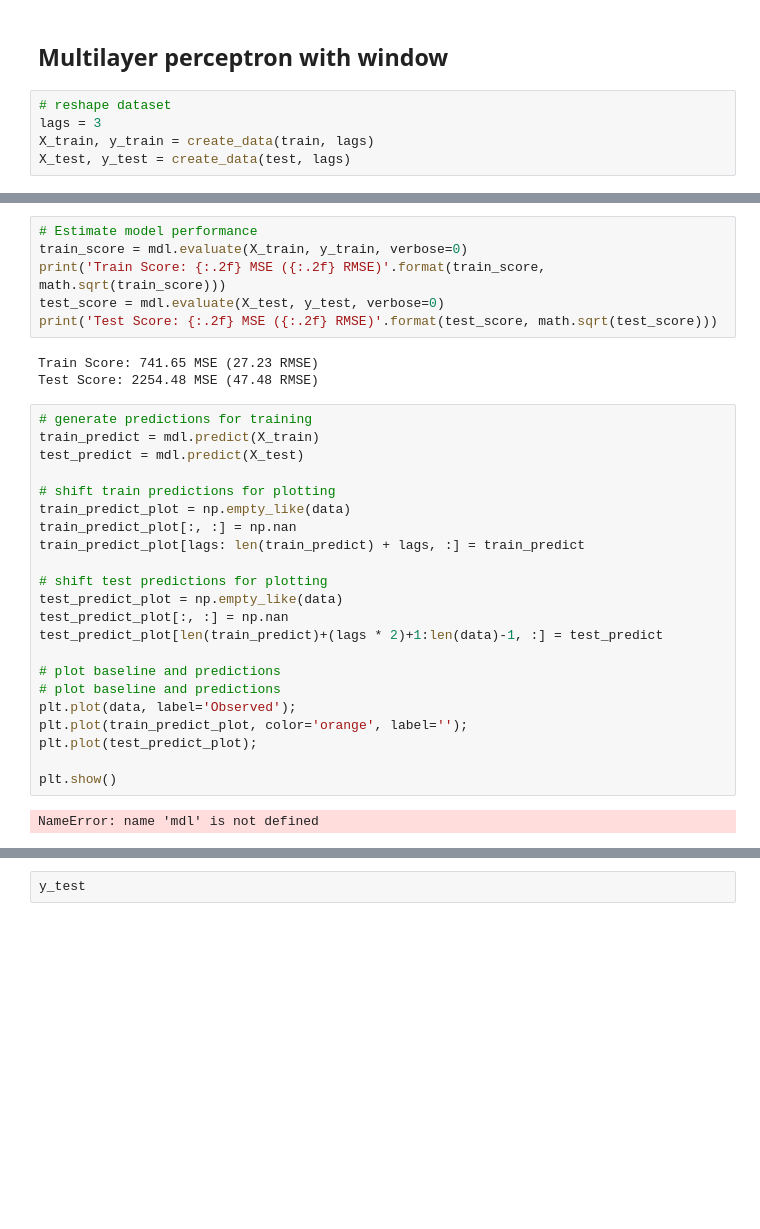
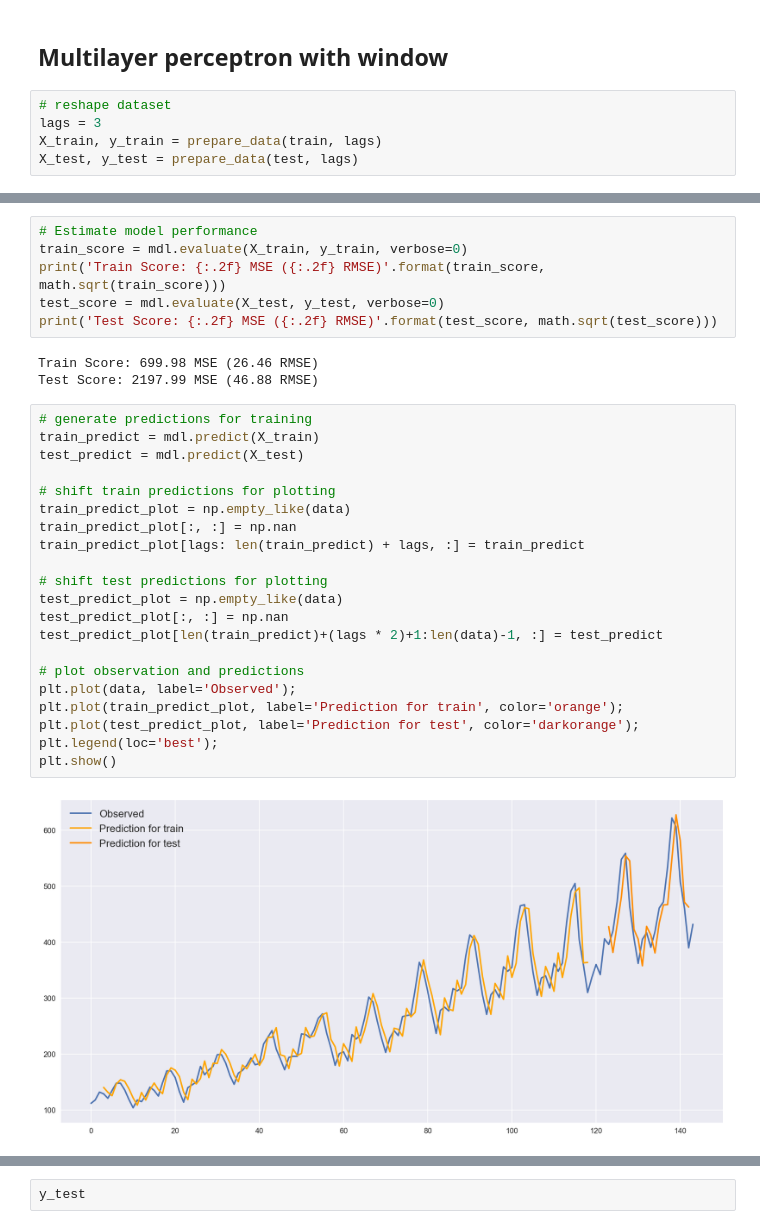
Before and after one commit to dacatay/time-series-analysis, a Jupyter notebook: 06_ANN_Forecasting.ipynb, the cells around one changed output, grey strips where cells are left out. Cells and saved outputs as stored; diff of their text form; blank space fills up the shorter version.

```diff
--- a/06_ANN_Forecasting.ipynb
+++ b/06_ANN_Forecasting.ipynb
@@ -306,5 +302,5 @@ Since the neural network has only been fed by the last observation, it did not h
 # %%
 # reshape dataset
 lags = 3
-X_train, y_train = create_data(train, lags)
-X_test, y_test = create_data(test, lags)
+X_train, y_train = prepare_data(train, lags)
+X_test, y_test = prepare_data(test, lags)
@@ -348,32 +344,31 @@ print('Train Score: {:.2f} MSE ({:.2f} RMSE)'.format(train_score, math.sqrt(trai
 test_score = mdl.evaluate(X_test, y_test, verbose=0)
 print('Test Score: {:.2f} MSE ({:.2f} RMSE)'.format(test_score, math.sqrt(test_score)))
 # %% [output]
-Train Score: 741.65 MSE (27.23 RMSE)
-Test Score: 2254.48 MSE (47.48 RMSE)
+Train Score: 699.98 MSE (26.46 RMSE)
+Test Score: 2197.99 MSE (46.88 RMSE)
 # %%
 # generate predictions for training
 train_predict = mdl.predict(X_train)
 test_predict = mdl.predict(X_test)
 
 # shift train predictions for plotting
 train_predict_plot = np.empty_like(data)
 train_predict_plot[:, :] = np.nan
 train_predict_plot[lags: len(train_predict) + lags, :] = train_predict
 
 # shift test predictions for plotting
 test_predict_plot = np.empty_like(data)
 test_predict_plot[:, :] = np.nan
 test_predict_plot[len(train_predict)+(lags * 2)+1:len(data)-1, :] = test_predict
 
-# plot baseline and predictions
-# plot baseline and predictions
+# plot observation and predictions
 plt.plot(data, label='Observed');
-plt.plot(train_predict_plot, color='orange', label='');
-plt.plot(test_predict_plot);
-
+plt.plot(train_predict_plot, label='Prediction for train', color='orange');
+plt.plot(test_predict_plot, label='Prediction for test', color='darkorange');
+plt.legend(loc='best');
 plt.show()
 # %% [output]
-NameError: name 'mdl' is not defined
+[figure, added]
 # %%
 mse = ((y_test - test_predict) ** 2).mean()
 print(mse)
```
Also changed, not shown: parts of 20 cells of this notebook, 7 other files.
